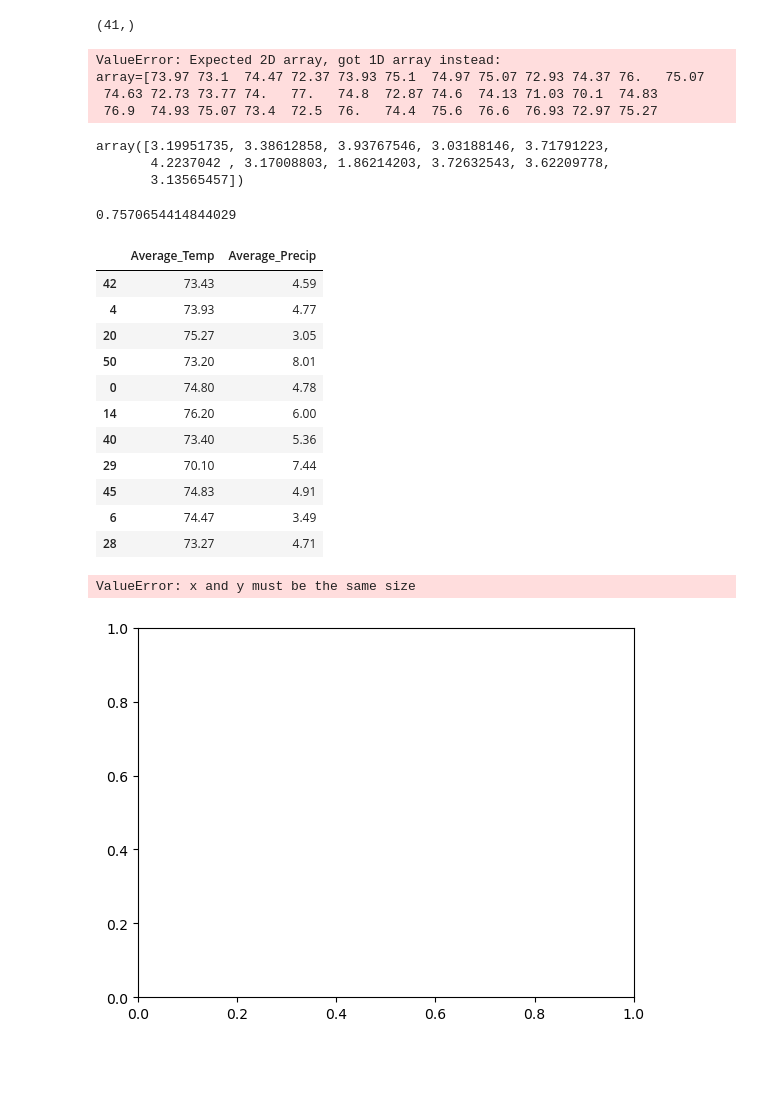
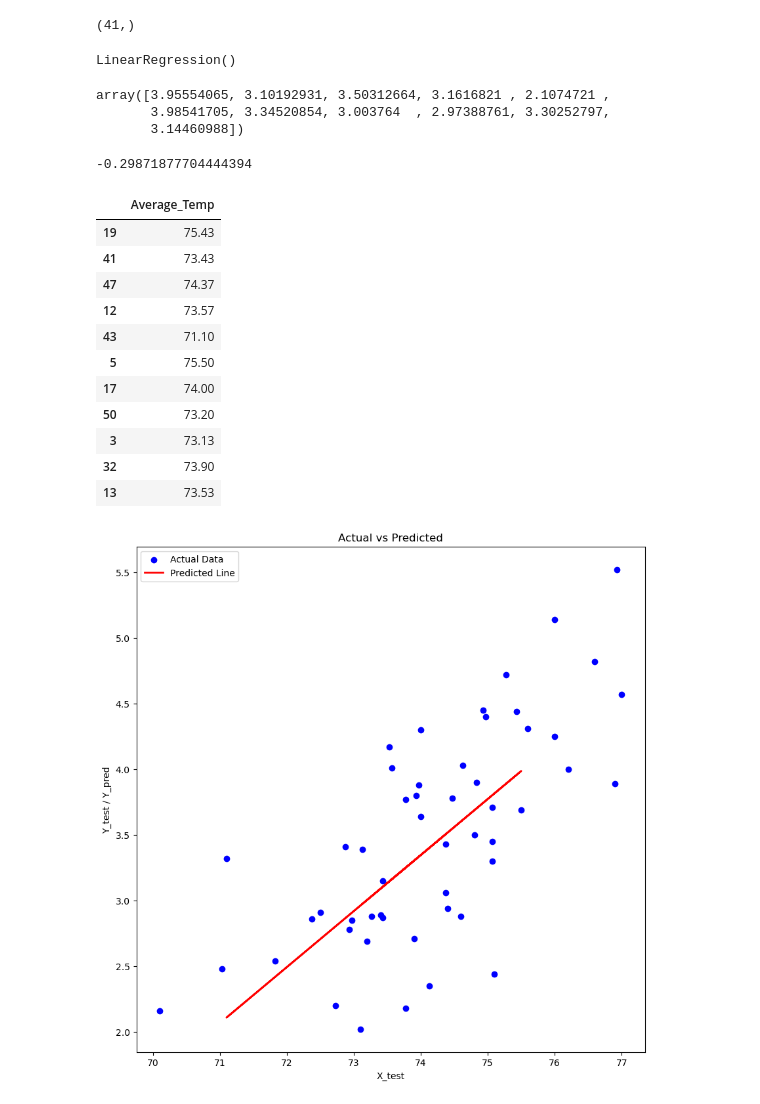
Before and after one commit to PugazhendhiRathinasabapathy/ML_Practice_Zone, a Jupyter notebook: ML_Practice.ipynb, the cells around one changed output. Cells and saved outputs as stored; diff of their text form; code cells hidden in the pictures; blank space fills up the shorter version.

```diff
--- a/ML_Practice.ipynb
+++ b/ML_Practice.ipynb
@@ -53,3 +54,5 @@ X.shape
+# %%
+X = X.to_frame()
 # %%
 Y = df['Sugar_yield_acres']
 # %%
@@ -77,18 +80,15 @@ from sklearn.linear_model import LinearRegression
 model = LinearRegression()
 model.fit(X_train,Y_train)
 # %% [output]
-ValueError: Expected 2D array, got 1D array instead:
-array=[73.97 73.1  74.47 72.37 73.93 75.1  74.97 75.07 72.93 74.37 76.   75.07
- 74.63 72.73 73.77 74.   77.   74.8  72.87 74.6  74.13 71.03 70.1  74.83
- 76.9  74.93 75.07 73.4  72.5  76.   74.4  75.6  76.6  76.93 72.97 75.27
+LinearRegression()
 # %%
 Y_pred = model.predict(X_test)
 # %%
 Y_pred
 # %% [output]
-array([3.19951735, 3.38612858, 3.93767546, 3.03188146, 3.71791223,
-       4.2237042 , 3.17008803, 1.86214203, 3.72632543, 3.62209778,
-       3.13565457])
+array([3.95554065, 3.10192931, 3.50312664, 3.1616821 , 2.1074721 ,
+       3.98541705, 3.34520854, 3.003764  , 2.97388761, 3.30252797,
+       3.14460988])
 # %%
 #Importing Performance metrics
 from sklearn.metrics import r2_score, mean_squared_error
@@ -96,27 +96,41 @@ r2 = r2_score(Y_test,Y_pred)
 # %%
 r2
 # %% [output]
-0.7570654414844029
+-0.29871877704444394
 # %%
 X_test
 # %% [output]
-|  | Average_Temp | Average_Precip |
-| 42 | 73.43 | 4.59 |
-| 4 | 73.93 | 4.77 |
-| 20 | 75.27 | 3.05 |
-| 50 | 73.20 | 8.01 |
-| 0 | 74.80 | 4.78 |
-| 14 | 76.20 | 6.00 |
-| 40 | 73.40 | 5.36 |
-| 29 | 70.10 | 7.44 |
-| 45 | 74.83 | 4.91 |
-| 6 | 74.47 | 3.49 |
-| 28 | 73.27 | 4.71 |
+|  | Average_Temp |
+| 19 | 75.43 |
+| 41 | 73.43 |
+| 47 | 74.37 |
+| 12 | 73.57 |
+| 43 | 71.10 |
+| 5 | 75.50 |
+| 17 | 74.00 |
+| 50 | 73.20 |
+| 3 | 73.13 |
+| 32 | 73.90 |
+| 13 | 73.53 |
 # %%
-plt.scatter(X_test,Y_test)
-plt.figure(figsize=(10,10))
-plt.plot(X_test,Y_pred)
+# Set figure size
+plt.figure(figsize=(10, 10))
+
+# Scatter plot for actual data
+plt.scatter(X, Y, color='blue', label='Actual Data')
+
+# Line plot for predictions
+plt.plot(X_test, Y_pred, color='red', linewidth=2, label='Predicted Line')
+
+# Add labels and title
+plt.xlabel("X_test")
+plt.ylabel("Y_test / Y_pred")
+plt.title("Actual vs Predicted")
+
+# Add legend
+plt.legend()
+
+# Show the combined plot
 plt.show()
 # %% [output]
-ValueError: x and y must be the same size
-[figure, old version]
+[figure, new version]
```
Also changed, not shown: parts of 4 cells of this notebook.
